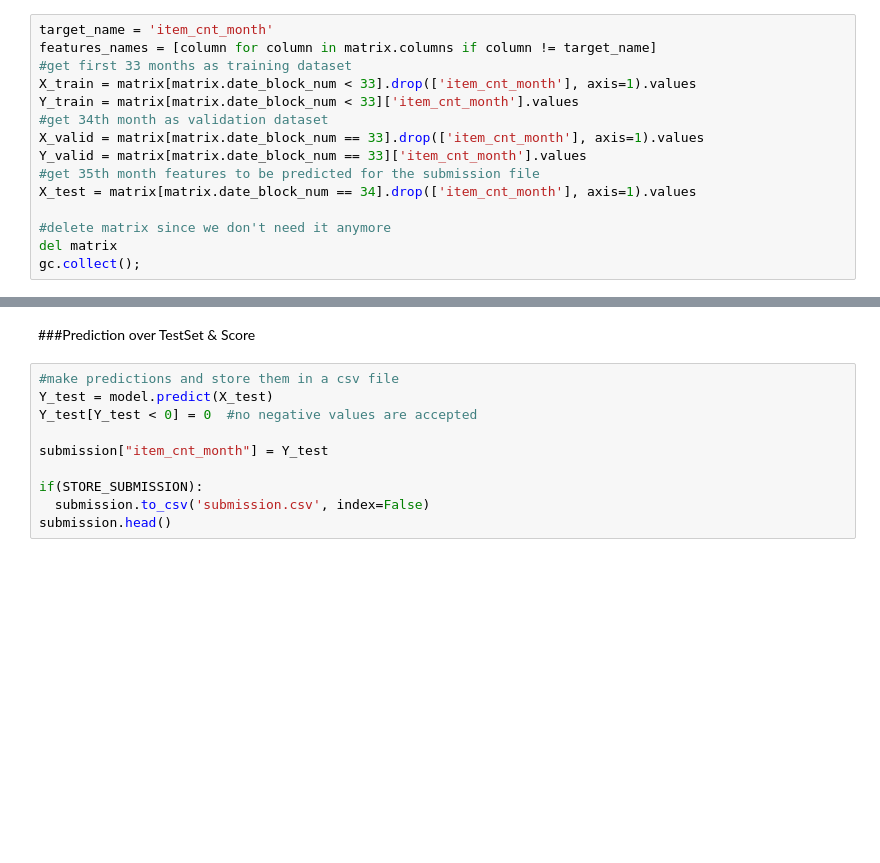
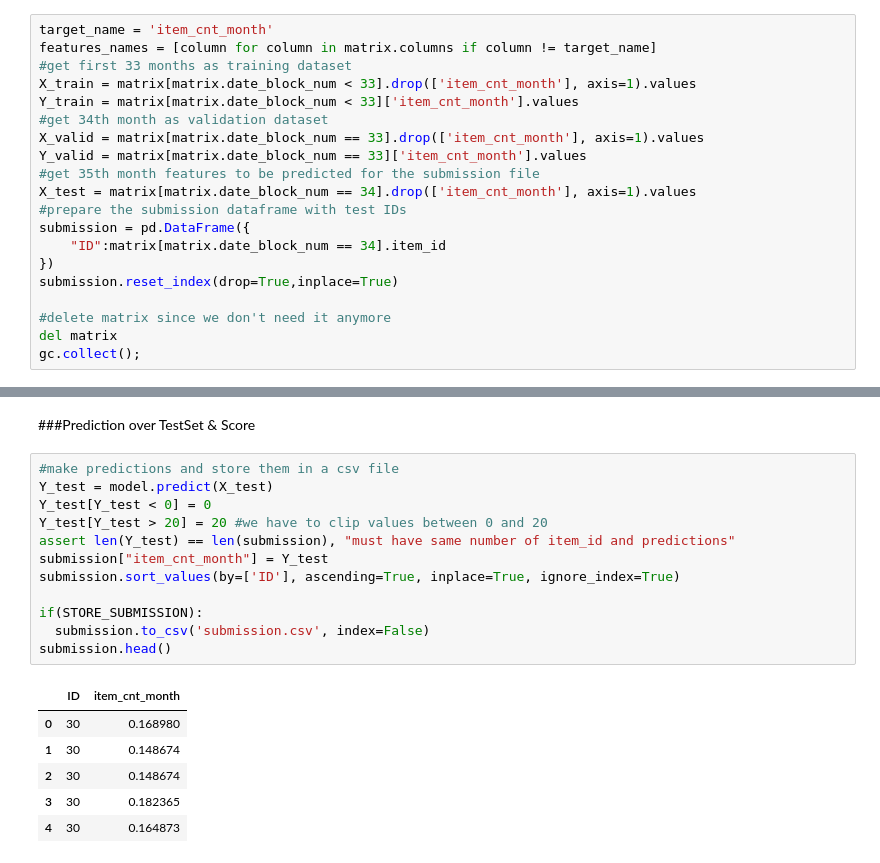
Before and after one commit to Maher-OUALI/Kaggle_Notebooks, a Jupyter notebook: Predict_Future_Sales_FDA.ipynb, the cells around one changed output, grey strips where cells are left out. Drawn from its saved outputs; the diff is of its cells as text; blank space fills up the shorter version.

```diff
--- a/Predict_Future_Sales_FDA.ipynb
+++ b/Predict_Future_Sales_FDA.ipynb
@@ -758,6 +772,11 @@ X_valid = matrix[matrix.date_block_num == 33].drop(['item_cnt_month'], axis=1).v
 Y_valid = matrix[matrix.date_block_num == 33]['item_cnt_month'].values
 #get 35th month features to be predicted for the submission file
 X_test = matrix[matrix.date_block_num == 34].drop(['item_cnt_month'], axis=1).values
+#prepare the submission dataframe with test IDs
+submission = pd.DataFrame({
+    "ID":matrix[matrix.date_block_num == 34].item_id
+})
+submission.reset_index(drop=True,inplace=True)
 
 #delete matrix since we don't need it anymore
 del matrix
@@ -834,13 +853,22 @@ plot_importance(model)
 # %%
 #make predictions and store them in a csv file
 Y_test = model.predict(X_test)
-Y_test[Y_test < 0] = 0  #no negative values are accepted
-
+Y_test[Y_test < 0] = 0
+Y_test[Y_test > 20] = 20 #we have to clip values between 0 and 20
+assert len(Y_test) == len(submission), "must have same number of item_id and predictions"
 submission["item_cnt_month"] = Y_test
+submission.sort_values(by=['ID'], ascending=True, inplace=True, ignore_index=True)
 
 if(STORE_SUBMISSION):
   submission.to_csv('submission.csv', index=False)
 submission.head()
+# %% [output]
+|  | ID | item_cnt_month |
+| 0 | 30 | 0.168980 |
+| 1 | 30 | 0.148674 |
+| 2 | 30 | 0.148674 |
+| 3 | 30 | 0.182365 |
+| 4 | 30 | 0.164873 |
 # %% [markdown]
 **we got a best public score <u>0.86538</u> and we got ranked <u>313th</u> out of 10694 team**
 
```
Also changed, not shown: parts of 10 cells of this notebook.
